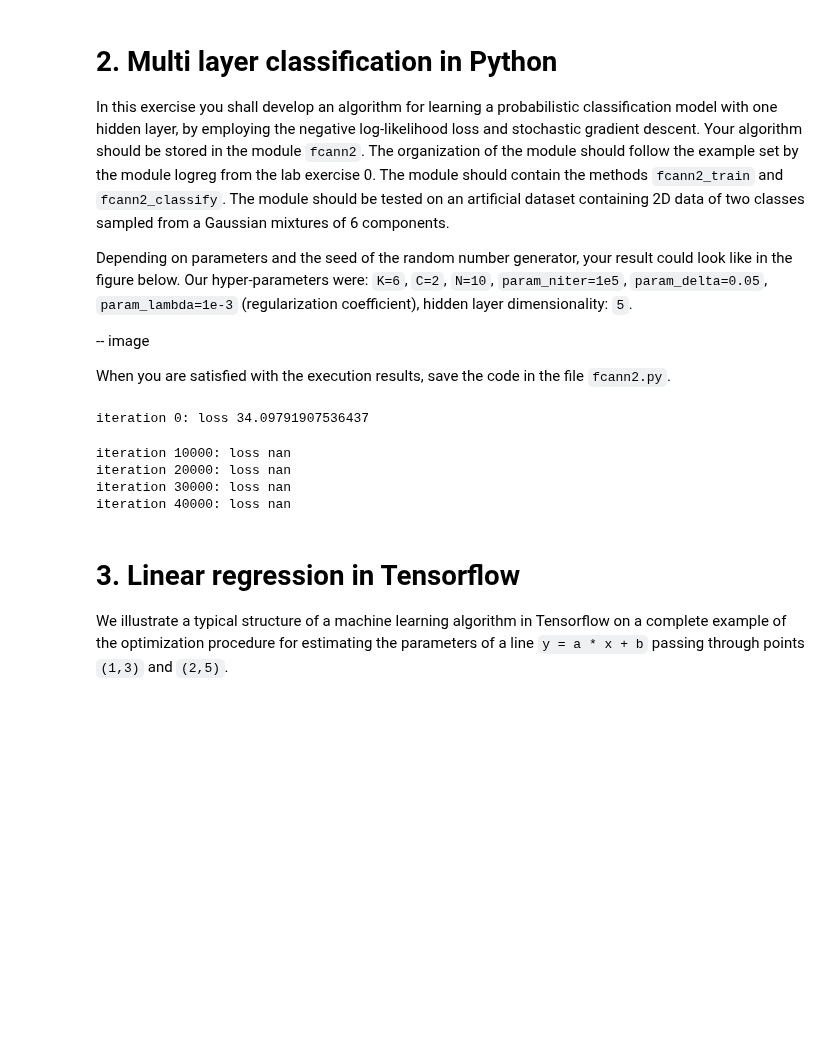
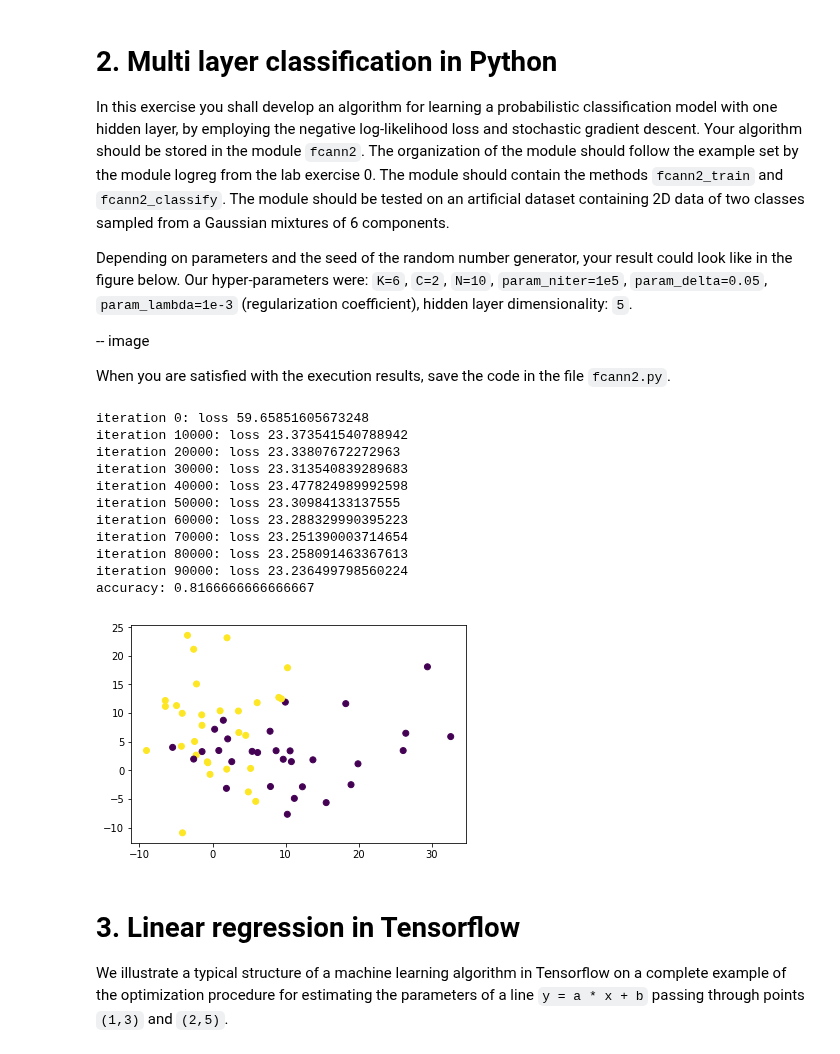
Before and after one commit to lstolcman/deep-learning, a Jupyter notebook: lab1/lab1.ipynb, the cells around one changed output. Cells and saved outputs as stored; diff of their text form; code cells hidden in the pictures; blank space fills up the shorter version.

```diff
--- a/lab1/lab1.ipynb
+++ b/lab1/lab1.ipynb
@@ -66,7 +66,7 @@ When you are satisfied with the execution results, save the code in the file `fc
 # %%
 import sklearn.metrics
 
-def fcann2_train(X,Y_, param_niter=1e5, param_delta=0.05, param_lambda=1e-3, hidden_layer_dim=5):
+def fcann2_train(X,Y_, param_niter=100000, param_delta=0.05, param_lambda=1e-3, hidden_layer_dim=5):
     '''
     Arguments
         X:  data, np.array NxD
@@ -74,9 +74,9 @@ def fcann2_train(X,Y_, param_niter=1e5, param_delta=0.05, param_lambda=1e-3, hid
     Return values
         w1, b1, w2, b2: parameters
     '''
-
     num_of_features = X.shape[1]
     num_of_elements = X.shape[0]
+    param_delta /= num_of_elements
     C = max(Y_)+1 # number of classes
     # model with 2 layers - one hidden and one exit layer, so w1, b1, w2, b2
     # size of w1,b1 vec. - "5" - hidden_layer_dim - stohastic gradient descent
@@ -95,7 +95,7 @@ def fcann2_train(X,Y_, param_niter=1e5, param_delta=0.05, param_lambda=1e-3, hid
         # n3 ...
 
         #hidden layer
-        scores1 = np.dot(X, w1.transpose())+b1 # NxC
+        scores1 = np.dot(X, w1.transpose()) + b1 # NxC
         #ReLU
         h1 = np.maximum(0, scores1) #NxC
         # exit/output layer and softmax calculation
@@ -107,14 +107,15 @@ def fcann2_train(X,Y_, param_niter=1e5, param_delta=0.05, param_lambda=1e-3, hid
         probs2 = (expscores2.transpose() / sumexp2).transpose() # NxC
         correct_class_prob = probs2[range(len(X)), Y_]
         correct_class_logprobs = -np.log(correct_class_prob) # Nx1
-        loss  = sum(correct_class_prob)
+        loss  = correct_class_logprobs.sum()
+
         # trace
         if i % int(param_niter/10) == 0:
             print("iteration {}: loss {}".format(i, loss))
 
         # derivative of the loss funciton with respect to classification scores
 
-        dscores2 = probs2   # NxC
+        dscores2 = probs2 # NxC
         # @lab0:
         # Using Iversonovim brackets to denote the influence of the corresponding
         # input category, we can then define the partial derivative of the loss function
@@ -126,7 +127,7 @@ def fcann2_train(X,Y_, param_niter=1e5, param_delta=0.05, param_lambda=1e-3, hid
 
         dh1 = np.dot(dscores2, w2)  # NxH
 
-        dscores1 =  dh1  # NxH
+        dscores1 = dh1  # NxH
         dscores1[scores1 <= 0] = 0
 
         dw1 = np.dot(dscores1.transpose(), X) # HxD
@@ -144,42 +145,58 @@ def fcann2_classify(X, w1, b1, w2, b2):
     '''
     Parameters
     ----------
     X : 2-D array_like, of shape (N, 2)
         data
     w : 2-D array_like, of shape (C, 2)
         array of weights for each feature
     b: 1-D array like of length C
         bias parameter
 
     Returns
     -------
     probs : 2-D array_like, of shape (N, C)
         probability of classes for each sample in X
     '''
     scores1 = np.dot(X, w1.transpose()) + b1 # NxH
+    #ReLU
     h1 = np.maximum(0, scores1) # NxH
-    scores2 = np.dot(h1, w2.tranpose()) + b2 # NxC
+    scores2 = np.dot(h1, w2.transpose()) + b2 # NxC
 
+    #softmax
     expscores = np.exp(scores2) # NxC
     sumexp = expscores.sum(axis=1) # Nx1
 
-    probs = expscores / sumexp.reshape(-1,1) # NxC
-    return probs
+    return (expscores.transpose() / sumexp).transpose()
 
 
 np.random.seed(32)
 X, Y = sample_gmm_2d(6, 2, 10)
 ##X=np.array([[1,3],[1,1],[3,2], [3,3]]);Y=np.array([1,0,2,2])
-fcann2_train(X,Y)
+w1, b1, w2, b2 = fcann2_train(X,Y)
+
+Y_ = np.empty((0,0), dtype=np.int64)
+# get class by doing argmax on vector (highest value = predicted class)
+for v in fcann2_classify(X, w1, b1, w2, b2):
+    Y_ = np.append((Y_), np.argmax(v))
+
+accuracy, conf_mat, prec_recall = data.eval_perf_multi(Y,Y_)
+print('accuracy:', accuracy)
 
 plt.scatter(X[:,0], X[:,1], c=Y)
 plt.show()
 # %% [output]
-iteration 0: loss 34.09791907536437
+iteration 0: loss 59.65851605673248
+iteration 10000: loss 23.373541540788942
+iteration 20000: loss 23.33807672272963
+iteration 30000: loss 23.313540839289683
+iteration 40000: loss 23.477824989992598
+iteration 50000: loss 23.30984133137555
+iteration 60000: loss 23.288329990395223
+iteration 70000: loss 23.251390003714654
+iteration 80000: loss 23.258091463367613
+iteration 90000: loss 23.236499798560224
+accuracy: 0.8166666666666667
-iteration 10000: loss nan
-iteration 20000: loss nan
-iteration 30000: loss nan
-iteration 40000: loss nan
+[figure, added]
 # %% [markdown]
 # 3. Linear regression in Tensorflow
 
```
Also changed, not shown: 2 other files.
